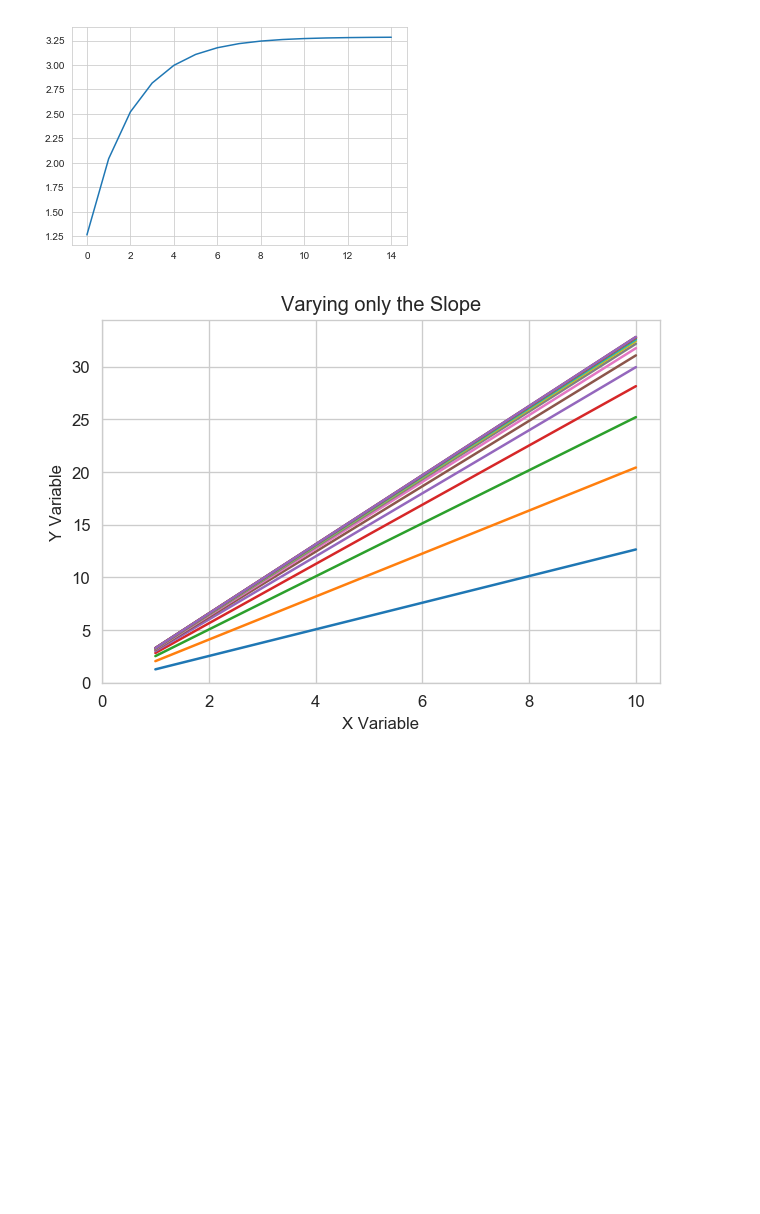
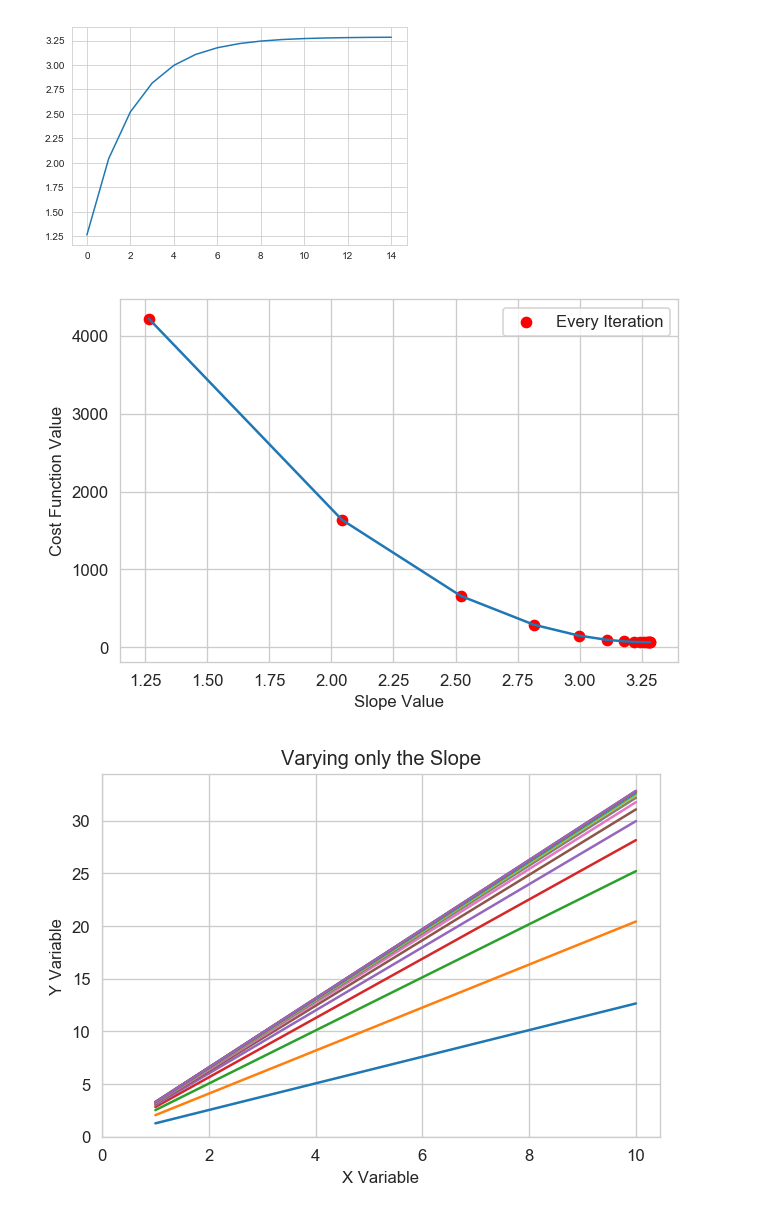
Before and after one commit to BharathC15/NielitChennai, a Jupyter notebook: python/MachineLearning/gradientDescent.ipynb, the cells around one changed output. Cells and saved outputs as stored; diff of their text form; code cells hidden in the pictures; blank space fills up the shorter version.

Commit message:
Added a new plot to show the progress of gradient descent 15-04-2020

```diff
--- a/python/MachineLearning/gradientDescent.ipynb
+++ b/python/MachineLearning/gradientDescent.ipynb
@@ -124,12 +124,14 @@ slope=0
 learningRate=0.0005
 epoch=15 # Number of Iteration
 slope_value=[]
+cost_value=[]
 for i in np.arange(epoch):
     y_pred=slope*x
     cost = np.sum ((y - y_pred) ** 2)
     dslope=-2 * np.sum(x * (y - y_pred))
     slope = slope - learningRate * dslope
     slope_value.append(slope)
+    cost_value.append(cost)
     print("Cost {} Slope {}".format(cost,slope))
 # %% [output]
 Cost 4221.25 Slope 1.2650000000000001
@@ -152,6 +154,16 @@ plt.plot(np.arange(epoch),slope_value)
 # %% [output]
 [<matplotlib.lines.Line2D at 0x...>]
 [figure]
+# %%
+plt.figure(dpi=120)
+plt.plot(slope_value,cost_value)
+plt.scatter(slope_value,cost_value,c="r",label="Every Iteration")
+plt.xlabel("Slope Value")
+plt.ylabel("Cost Function Value")
+plt.legend()
+plt.show()
+# %% [output]
+[figure, added]
 # %%
 # Visual Representation of the slope
 plt.figure(dpi=120)
```
